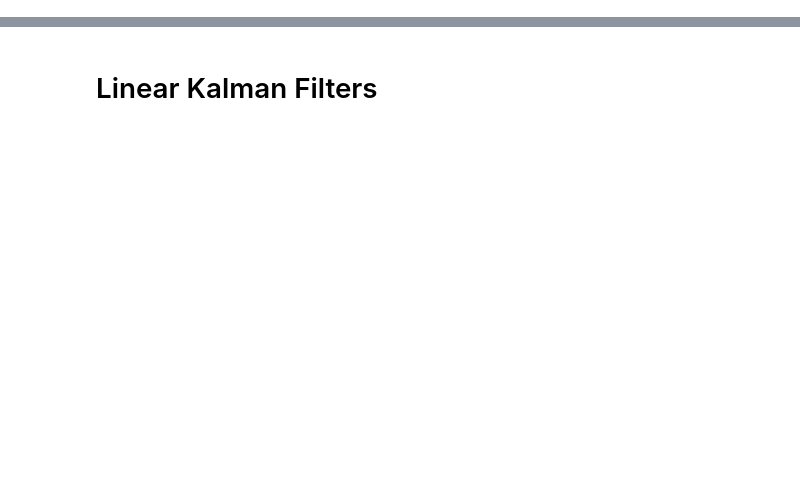
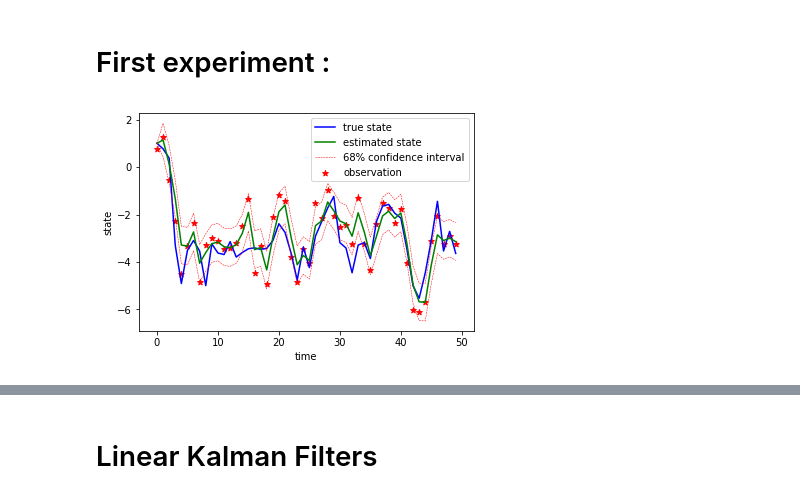
Before and after one commit to gtallec/MER, a Jupyter notebook: kalman_filters/Visualisation.ipynb, the cells around one changed output, grey strips where cells are left out. Cells and saved outputs as stored; diff of their text form; code cells hidden in the pictures; blank space fills up the shorter version.

Commit message:
new kalman filters version

```diff
--- a/kalman_filters/Visualisation.ipynb
+++ b/kalman_filters/Visualisation.ipynb
@@ -34,14 +35,5 @@ N_train = 500
 N_test = 50
 
 ##Size of a trajectory
-K_train = 50
+K_train = 10
 K_test = 50
-
-##Dimension of the state space
-D = 1
-##Dimension of the observation space
-H = 1
-
-##Initial state assumption
-a_0_train = np.zeros((N_train, D))
-a_0_test = np.zeros((N_test, D))
@@ -89,2 +40,60 @@ y_lin_test.shape (50, 50, 1)
+# %% [markdown]
+# First experiment :
+# %%
+#LINEAR MODEL
+D_1 = 1
+H_1 = 1
+
+##Initial state assumption
+a_0_train = np.ones((N_train, D_1))
+a_0_test = np.ones((N_test, D_1))
+P_0_test = np.cov(a_0_test, rowvar=False)
+#Transition Model
+##From states to states
+
+F = np.identity(D_1)
+Q = np.identity(D_1)
+
+##From states to observations
+G = np.ones((H_1, D_1))
+R = np.identity(H_1)
+
+
+A_lin_train, Y_lin_train = gen_lin_toy_example(a_0=a_0_train,
+                                               K=K_train,
+                                               F=F,
+                                               Q=Q,
+                                               G=G,
+                                               R=R)
+a_lin_train = A_lin_train[:,:-1,:].reshape(N_train*(K_train - 1), D_1)
+b_lin_train = A_lin_train[:,1:,:].reshape(N_train*(K_train - 1), D_1)
+A_lin_train = A_lin_train.reshape(N_train*K_train, D_1)
+Y_lin_train = Y_lin_train.reshape(N_train*K_train, H_1)
+
+#Training
+params_path = 'coucou'
+verbose = False
+lmbda = 1e-2
+kalman_filter_lin = KalmanFilter(params_path=params_path, verbose=verbose)
+kalman_filter_lin.fit(A=A_lin_train,
+                      a=a_lin_train,
+                      b=b_lin_train,
+                      Y=Y_lin_train,
+                      lmbda=lmbda)
+
+A_lin_test, Y_lin_test = gen_lin_toy_example(a_0=a_0_test,
+                                             K=K_test,
+                                             F=F,
+                                             Q=Q,
+                                             G=G,
+                                             R=R)
+
+A_lin_pred, P_lin_pred = kalman_filter_lin.predict(Y=Y_lin_test,
+                                                   a_0=a_0_test,
+                                                   P_0=P_0_test)
+
+visualize_trajectory(A_lin_test, Y_lin_test, A_lin_pred, P_lin_pred, 2, conf_display = True)
+# %% [output]
+[figure, added]
 # %%
 #NON LINEAR MODEL
```
Also changed, not shown: parts of 12 cells of this notebook, 6 other files.
